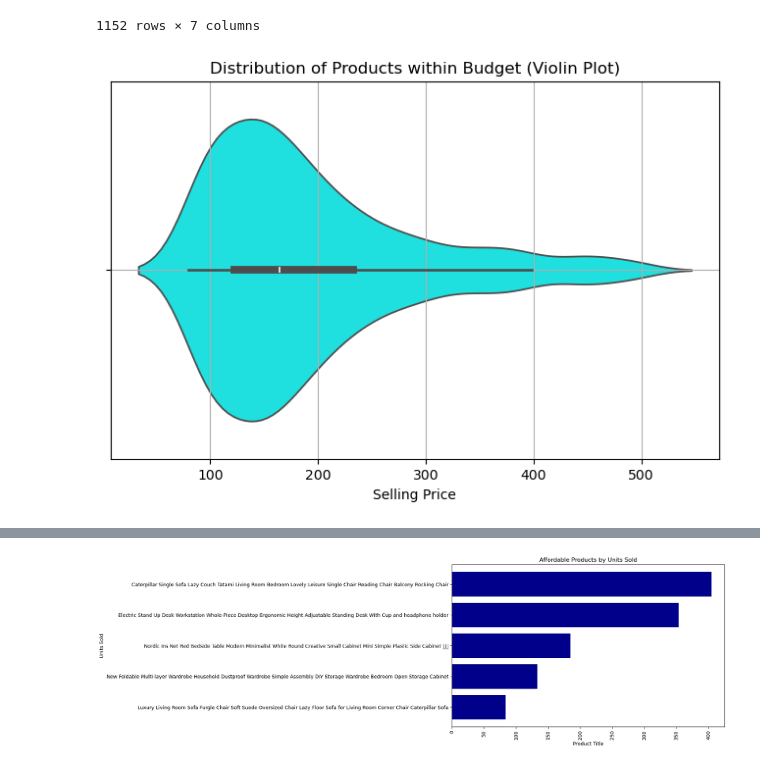
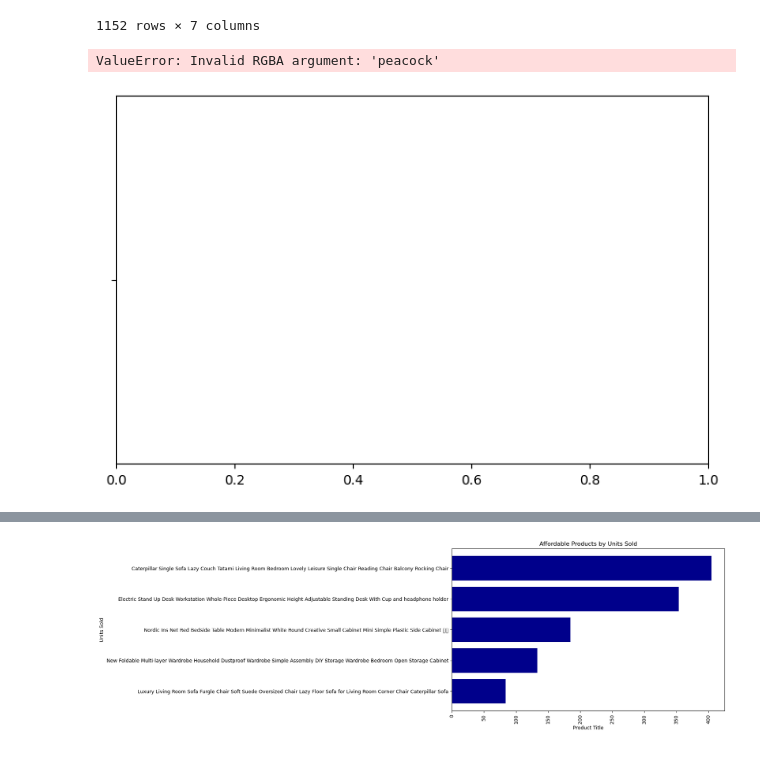
Before and after one commit to SayantiSaha014/E-commerce-Furniture-Dataset-2024, a Jupyter notebook: E-commerce_Furniture.ipynb, the cells around one changed output, grey strips where cells are left out. Drawn from its saved outputs; the diff is of its cells as text; code cells hidden in the pictures.

```diff
--- a/E-commerce_Furniture.ipynb
+++ b/E-commerce_Furniture.ipynb
@@ -178,13 +196,14 @@ affordable_products
 # %%
 # Distribution of the products within the budget of minimum $80 and maximum $500 using a violin plot
 plt.figure(figsize=(8, 5))
-sns.violinplot(x=affordable_products['SellingPrice'], color='cyan')
+sns.violinplot(x=affordable_products['SellingPrice'], color='peacock')
 plt.xlabel('Selling Price')
 plt.title('Distribution of Products within Budget (Violin Plot)')
 plt.grid(True)
 plt.show()
 # %% [output]
+ValueError: Invalid RGBA argument: 'peacock'
-[figure, old version]
+[figure, new version]
 # %%
 # Affordable products by the number of units sold in descending order
 top_products = affordable_products.sort_values(by='UnitsSold', ascending = False).head(5)
```
Also changed, not shown: parts of 2 cells of this notebook.
